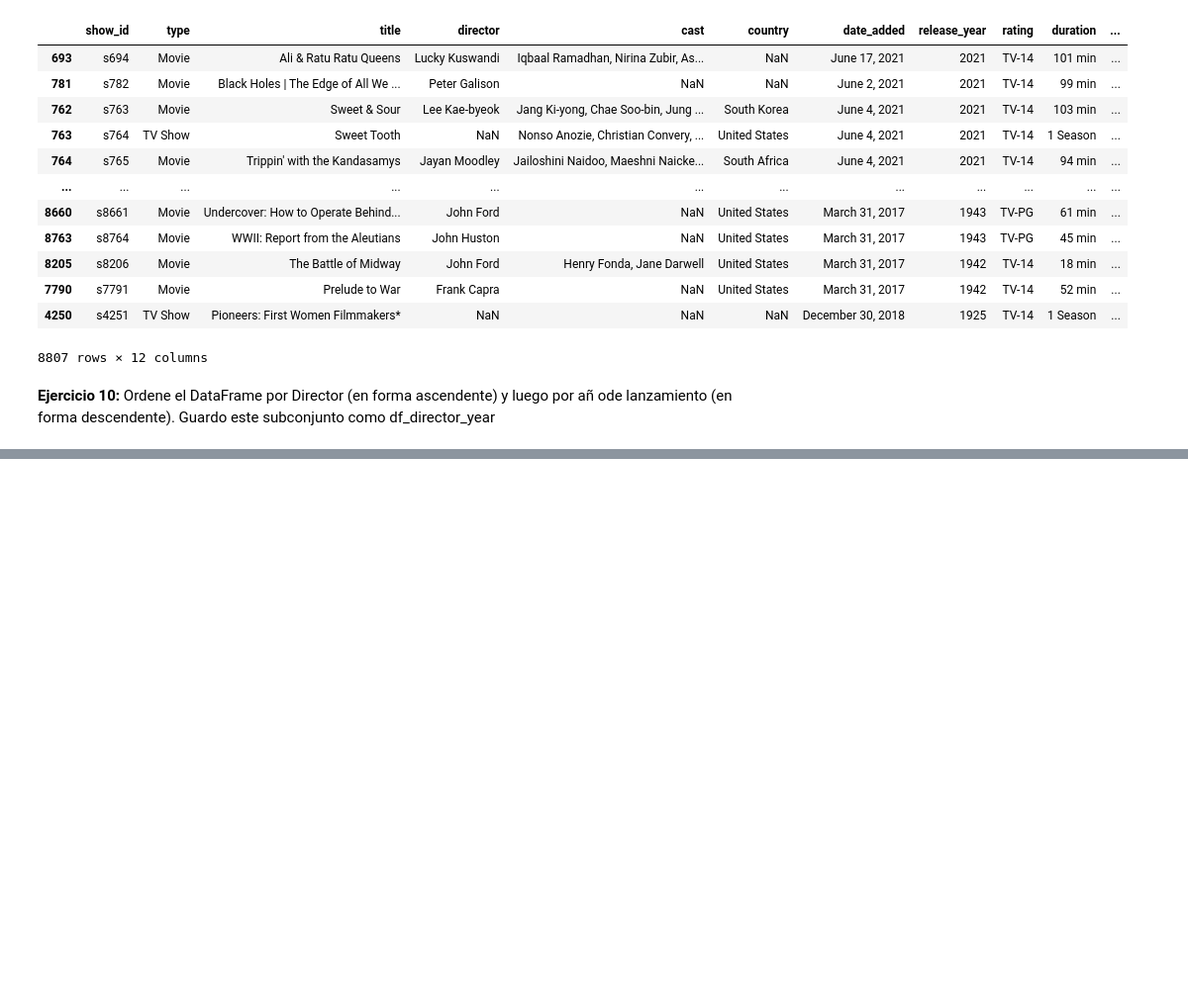
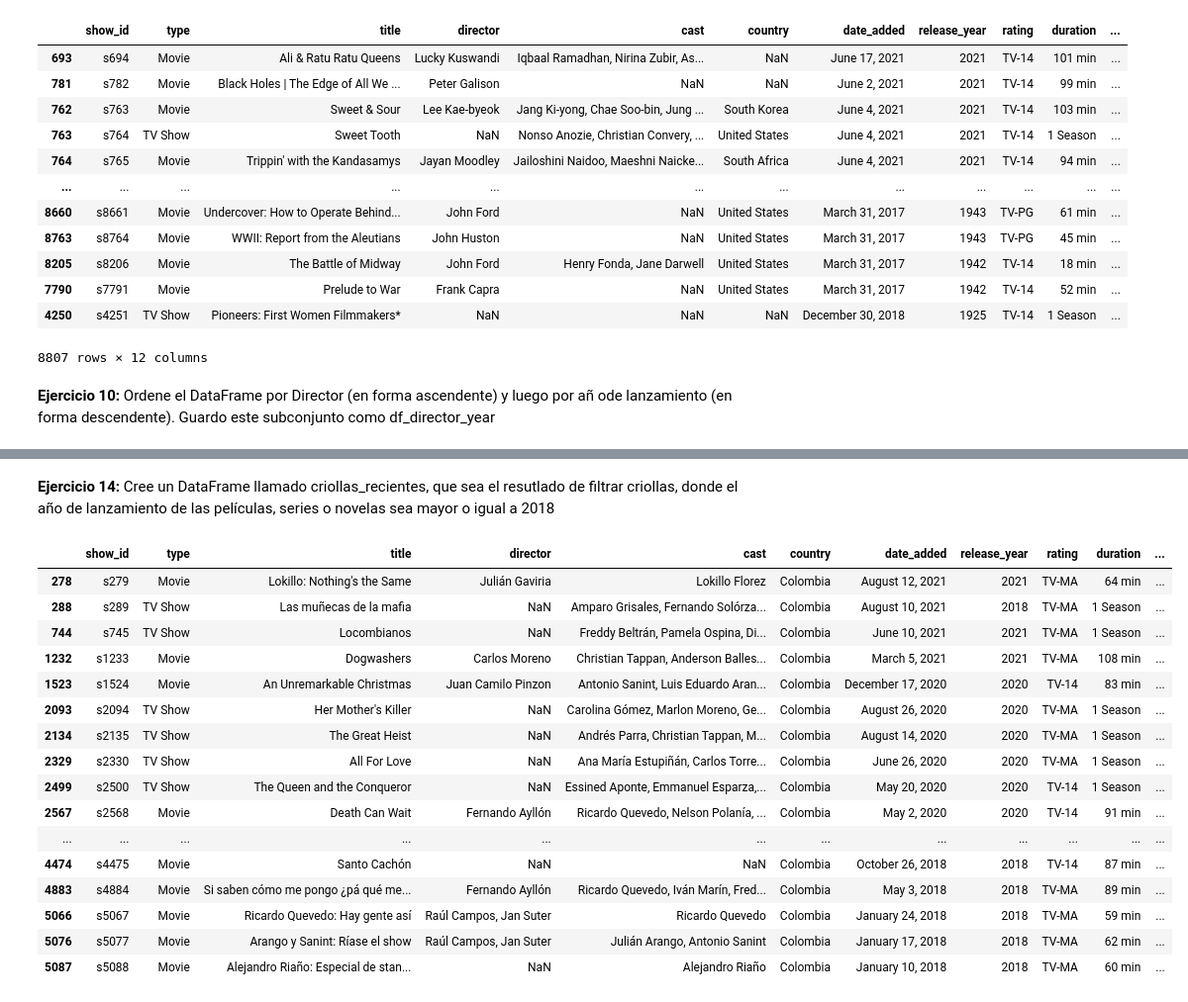
Before and after one commit to eduardocarbo/gh-react, a Jupyter notebook: Untitled2.ipynb, the cells around one changed output, grey strips where cells are left out. Shown: that part at 99% size. Saved outputs shown, nothing was run; the diff lists cells and outputs as text; code cells hidden in the pictures; blank space fills up the shorter version.

```diff
--- a/Untitled2.ipynb
+++ b/Untitled2.ipynb
@@ -198,0 +223,3 @@ df_director_year
+# %%
+criollas = df[df["country"]=="Colombia"]
+criollas.head(5)
@@ -198,0 +233,23 @@ df_director_year
+# %% [markdown]
+**Ejercicio 14:** Cree un DataFrame llamado criollas_recientes, que sea el resutlado de filtrar criollas, donde el año de lanzamiento de las películas, series o novelas sea mayor o igual a 2018
+# %%
+criollas_recientes = criollas[criollas["release_year"]>=2018]
+criollas_recientes
+# %% [output]
+|  | show_id | type | title | director | cast | country | date_added | release_year | rating | duration | ... |
+| 278 | s279 | Movie | Lokillo: Nothing's the Same | Julián Gaviria | Lokillo Florez | Colombia | August 12, 2021 | 2021 | TV-MA | 64 min | ... |
+| 288 | s289 | TV Show | Las muñecas de la mafia | NaN | Amparo Grisales, Fernando Solórza... | Colombia | August 10, 2021 | 2018 | TV-MA | 1 Season | ... |
+| 744 | s745 | TV Show | Locombianos | NaN | Freddy Beltrán, Pamela Ospina, Di... | Colombia | June 10, 2021 | 2021 | TV-MA | 1 Season | ... |
+| 1232 | s1233 | Movie | Dogwashers | Carlos Moreno | Christian Tappan, Anderson Balles... | Colombia | March 5, 2021 | 2021 | TV-MA | 108 min | ... |
+| 1523 | s1524 | Movie | An Unremarkable Christmas | Juan Camilo Pinzon | Antonio Sanint, Luis Eduardo Aran... | Colombia | December 17, 2020 | 2020 | TV-14 | 83 min | ... |
+| 2093 | s2094 | TV Show | Her Mother's Killer | NaN | Carolina Gómez, Marlon Moreno, Ge... | Colombia | August 26, 2020 | 2020 | TV-MA | 1 Season | ... |
+| 2134 | s2135 | TV Show | The Great Heist | NaN | Andrés Parra, Christian Tappan, M... | Colombia | August 14, 2020 | 2020 | TV-MA | 1 Season | ... |
+| 2329 | s2330 | TV Show | All For Love | NaN | Ana María Estupiñán, Carlos Torre... | Colombia | June 26, 2020 | 2020 | TV-MA | 1 Season | ... |
+| 2499 | s2500 | TV Show | The Queen and the Conqueror | NaN | Essined Aponte, Emmanuel Esparza,... | Colombia | May 20, 2020 | 2020 | TV-14 | 1 Season | ... |
+| 2567 | s2568 | Movie | Death Can Wait | Fernando Ayllón | Ricardo Quevedo, Nelson Polanía, ... | Colombia | May 2, 2020 | 2020 | TV-14 | 91 min | ... |
+| ... | ... | ... | ... | ... | ... | ... | ... | ... | ... | ... | ... |
+| 4474 | s4475 | Movie | Santo Cachón | NaN | NaN | Colombia | October 26, 2018 | 2018 | TV-14 | 87 min | ... |
+| 4883 | s4884 | Movie | Si saben cómo me pongo ¿pá qué me... | Fernando Ayllón | Ricardo Quevedo, Iván Marín, Fred... | Colombia | May 3, 2018 | 2018 | TV-MA | 89 min | ... |
+| 5066 | s5067 | Movie | Ricardo Quevedo: Hay gente así | Raúl Campos, Jan Suter | Ricardo Quevedo | Colombia | January 24, 2018 | 2018 | TV-MA | 59 min | ... |
+| 5076 | s5077 | Movie | Arango y Sanint: Ríase el show | Raúl Campos, Jan Suter | Julián Arango, Antonio Sanint | Colombia | January 17, 2018 | 2018 | TV-MA | 62 min | ... |
+| 5087 | s5088 | Movie | Alejandro Riaño: Especial de stan... | NaN | Alejandro Riaño | Colombia | January 10, 2018 | 2018 | TV-MA | 60 min | ... |
```
Also changed, not shown: parts of 7 cells of this notebook.
